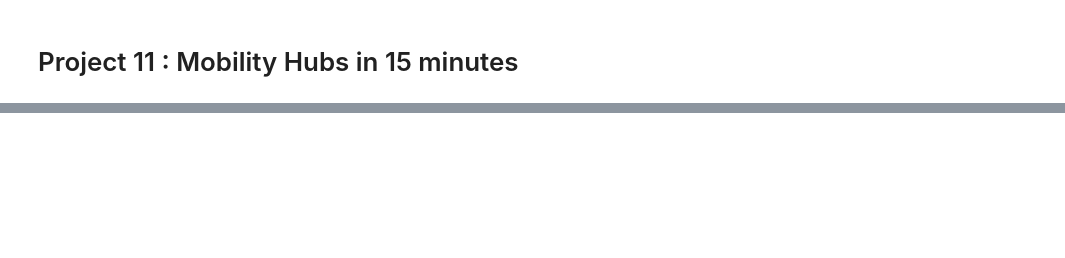
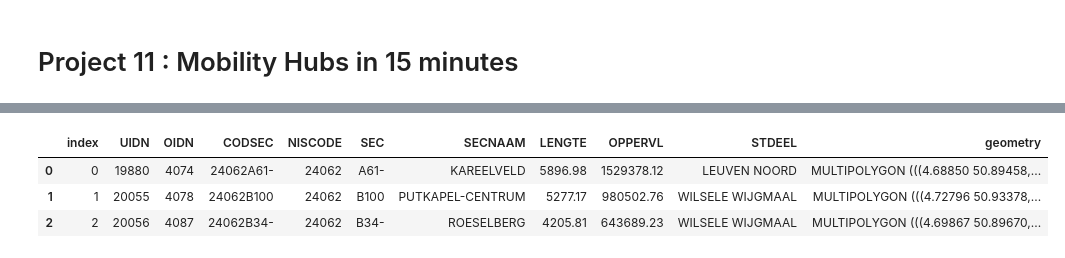
Before and after one commit to vpicchianti/geospatial_analytics, a Jupyter notebook: project11.ipynb, the cells around one changed output, grey strips where cells are left out. Cells and saved outputs as stored; diff of their text form; code cells hidden in the pictures; blank space fills up the shorter version.

```diff
--- a/project11.ipynb
+++ b/project11.ipynb
@@ -22,0 +38,12 @@ coverage of the 15-minute measures.
+# %%
+# reading a file with the sectors (identified by parameter CODSEC) which has been officially used when collecting socio-economic data
+zone = gpd.read_file('https://storageaccount11111111.blob.core.windows.net/container1/Leuven/socio_demographic_data/leuven_statsec.gpkg')
+zone = zone.to_crs('epsg:4326')
+zone.reset_index(inplace=True)
+
+zone.head(3)
+# %% [output]
+|  | index | UIDN | OIDN | CODSEC | NISCODE | SEC | SECNAAM | LENGTE | OPPERVL | STDEEL | geometry |
+| 0 | 0 | 19880 | 4074 | 24062A61- | 24062 | A61- | KAREELVELD | 5896.98 | 1529378.12 | LEUVEN NOORD | MULTIPOLYGON (((4.68850 50.89458,... |
+| 1 | 1 | 20055 | 4078 | 24062B100 | 24062 | B100 | PUTKAPEL-CENTRUM | 5277.17 | 980502.76 | WILSELE WIJGMAAL | MULTIPOLYGON (((4.72796 50.93378,... |
+| 2 | 2 | 20056 | 4087 | 24062B34- | 24062 | B34- | ROESELBERG | 4205.81 | 643689.23 | WILSELE WIJGMAAL | MULTIPOLYGON (((4.69867 50.89670,... |
```
Also changed, not shown: parts of 15 cells of this notebook, 4 other files.
